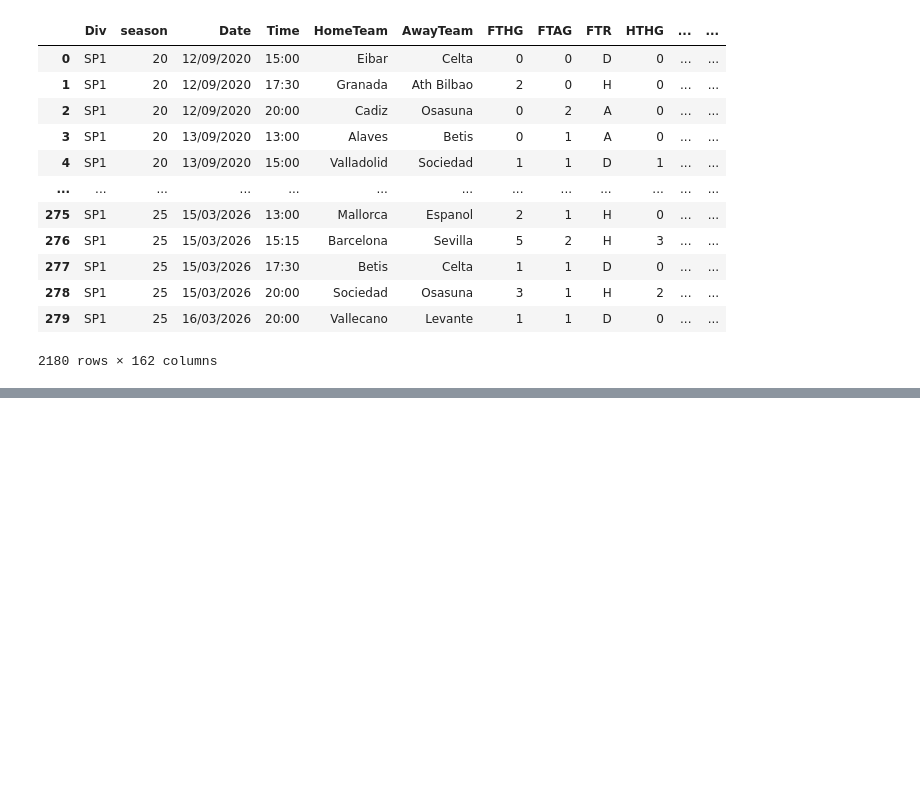
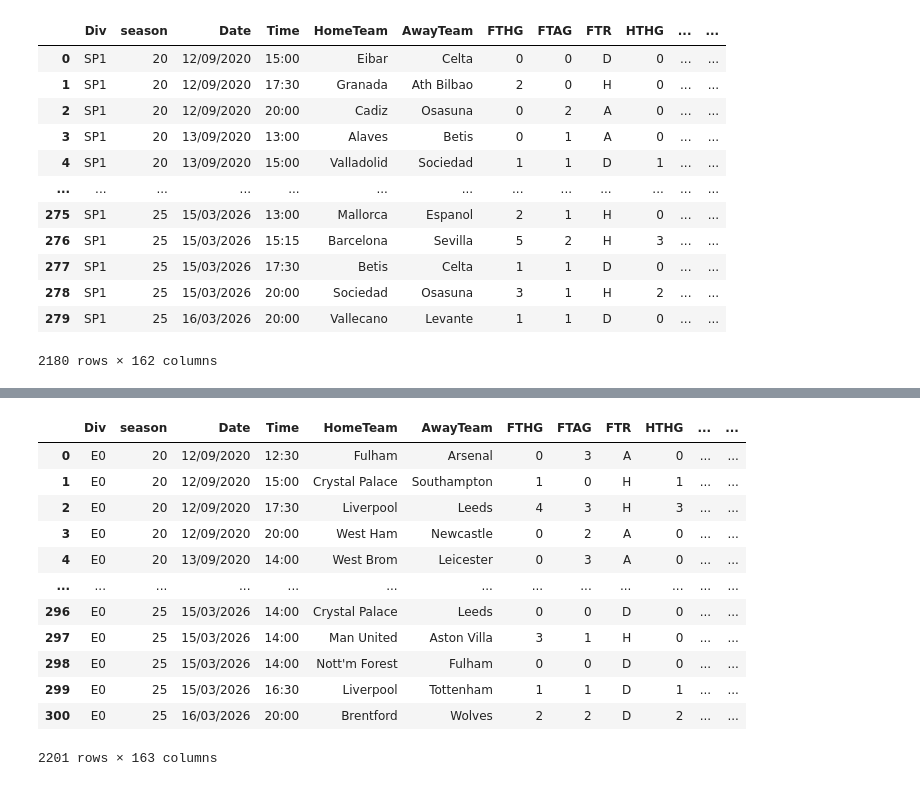
Before and after one commit to toedue/Python-for-Data-Science, a Jupyter notebook: 03.Project 1 - Web Scraping with Pandas/Project 1 - Web Scraping with Pandas.ipynb, the cells around one changed output, grey strips where cells are left out. Drawn from its saved outputs; the diff is of its cells as text; code cells hidden in the pictures; blank space fills up the shorter version.

```diff
--- a/03.Project 1 - Web Scraping with Pandas/Project 1 - Web Scraping with Pandas.ipynb
+++ b/03.Project 1 - Web Scraping with Pandas/Project 1 - Web Scraping with Pandas.ipynb
@@ -213,0 +244,16 @@ dict_historical_data['Spanish La Liga']
+# %%
+dict_historical_data['English Premier League']
+# %% [output]
+|  | Div | season | Date | Time | HomeTeam | AwayTeam | FTHG | FTAG | FTR | HTHG | ... | ... |
+| 0 | E0 | 20 | 12/09/2020 | 12:30 | Fulham | Arsenal | 0 | 3 | A | 0 | ... | ... |
+| 1 | E0 | 20 | 12/09/2020 | 15:00 | Crystal Palace | Southampton | 1 | 0 | H | 1 | ... | ... |
+| 2 | E0 | 20 | 12/09/2020 | 17:30 | Liverpool | Leeds | 4 | 3 | H | 3 | ... | ... |
+| 3 | E0 | 20 | 12/09/2020 | 20:00 | West Ham | Newcastle | 0 | 2 | A | 0 | ... | ... |
+| 4 | E0 | 20 | 13/09/2020 | 14:00 | West Brom | Leicester | 0 | 3 | A | 0 | ... | ... |
+| ... | ... | ... | ... | ... | ... | ... | ... | ... | ... | ... | ... | ... |
+| 296 | E0 | 25 | 15/03/2026 | 14:00 | Crystal Palace | Leeds | 0 | 0 | D | 0 | ... | ... |
+| 297 | E0 | 25 | 15/03/2026 | 14:00 | Man United | Aston Villa | 3 | 1 | H | 0 | ... | ... |
+| 298 | E0 | 25 | 15/03/2026 | 14:00 | Nott'm Forest | Fulham | 0 | 0 | D | 0 | ... | ... |
+| 299 | E0 | 25 | 15/03/2026 | 16:30 | Liverpool | Tottenham | 1 | 1 | D | 1 | ... | ... |
+| 300 | E0 | 25 | 16/03/2026 | 20:00 | Brentford | Wolves | 2 | 2 | D | 2 | ... | ... |
+2201 rows × 163 columns
```
Also changed, not shown: parts of 3 cells of this notebook, 7 other files.
